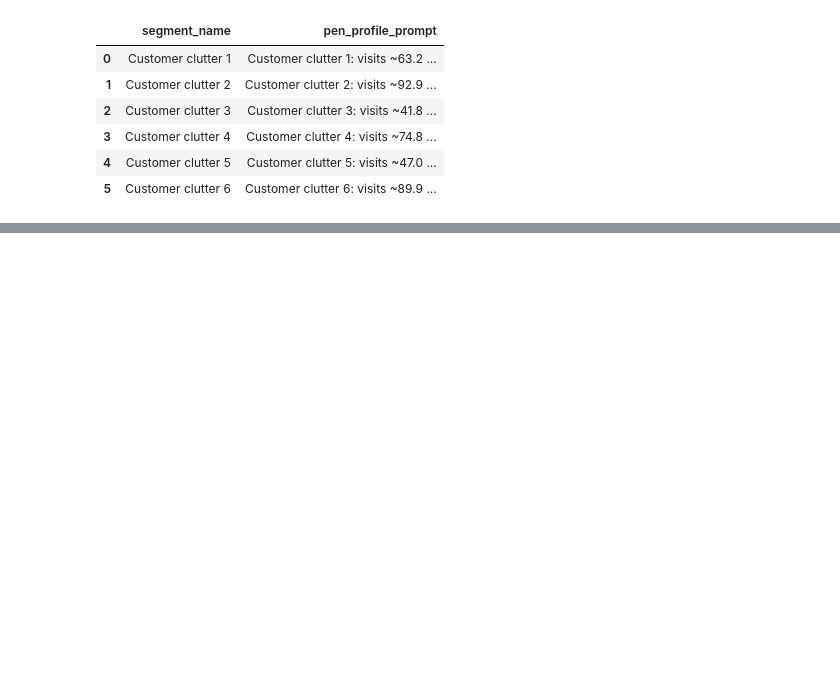
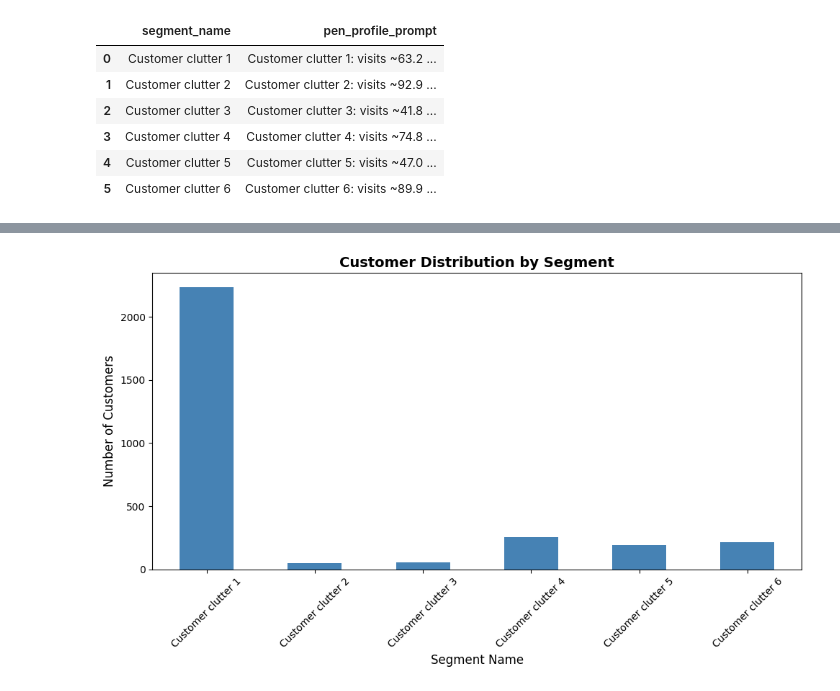
Before and after one commit to shreyuu/UoN-Business-Analytics, a Jupyter notebook: Analytics-Specializations-and-Applications/coursework-1/main.ipynb, the cells around one changed output, grey strips where cells are left out. Cells and saved outputs as stored; diff of their text form; code cells hidden in the pictures; blank space fills up the shorter version.

```diff
--- a/Analytics-Specializations-and-Applications/coursework-1/main.ipynb
+++ b/Analytics-Specializations-and-Applications/coursework-1/main.ipynb
@@ -550,0 +581,27 @@ output_path
+# %%
+output_df = pd.read_csv(output_path)
+
+# Segment counts
+segment_counts = (
+    output_df["segment_name"]
+    .value_counts()
+    .sort_index()
+    .reset_index()
+)
+segment_counts.columns = ["segment_name", "count"]
+
+# Scatter plot
+fig, ax = plt.subplots(figsize=(10, 6))
+
+segment_counts = output_df['segment_name'].value_counts().sort_index()
+segment_counts.plot(kind='bar', ax=ax, color='steelblue')
+
+ax.set_title('Customer Distribution by Segment', fontsize=14, fontweight='bold')
+ax.set_xlabel('Segment Name', fontsize=12)
+ax.set_ylabel('Number of Customers', fontsize=12)
+ax.tick_params(axis='x', rotation=45)
+
+plt.tight_layout()
+plt.show()
+# %% [output]
+[figure, added]
```
Also changed, not shown: parts of 10 cells of this notebook, 2 other files.
